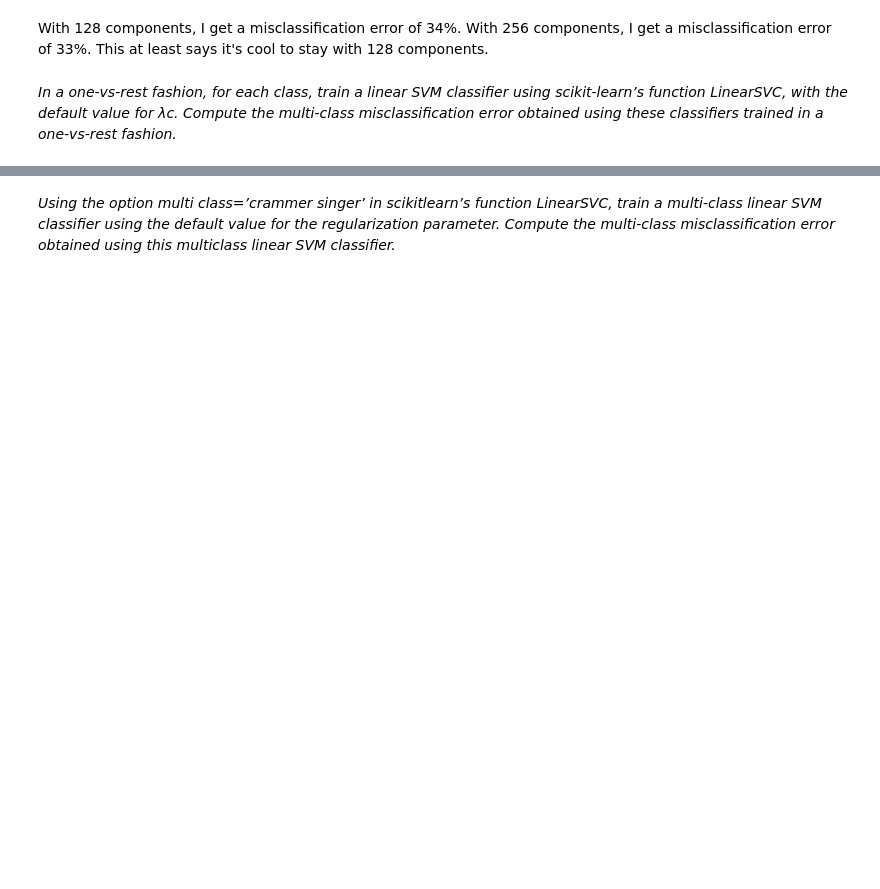
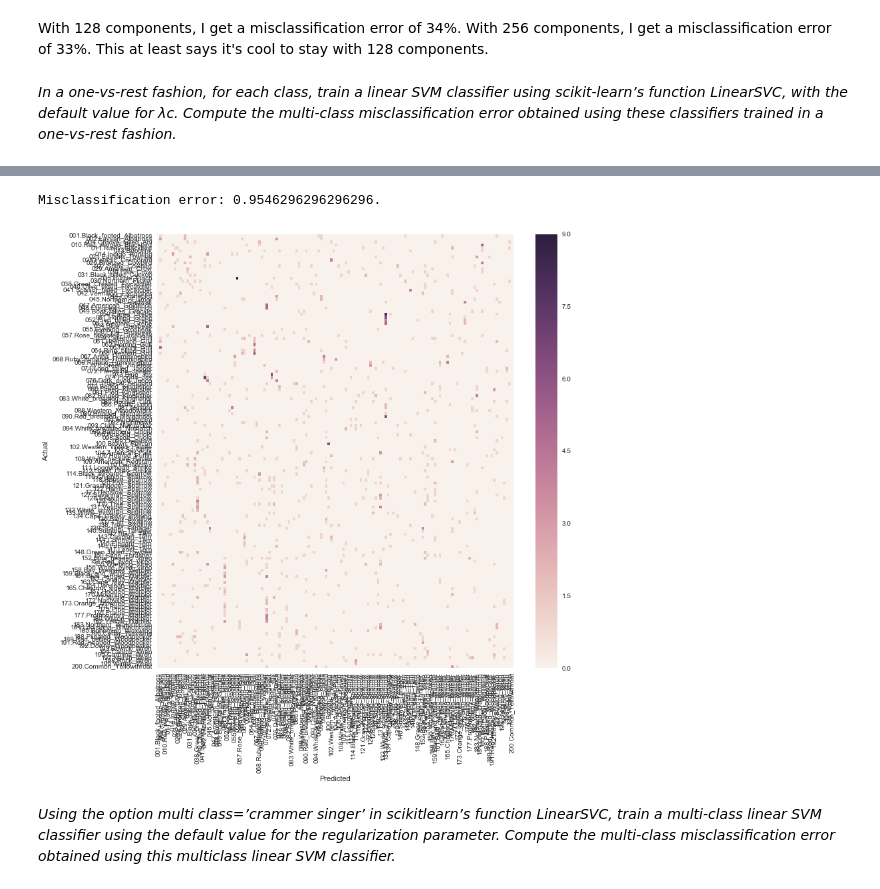
Before and after one commit to aenfield/Data558, a Jupyter notebook: Kaggle/HWExerciseExploratory.ipynb, the cells around one changed output, grey strips where cells are left out. Cells and saved outputs as stored; diff of their text form; code cells hidden in the pictures; blank space fills up the shorter version.

```diff
--- a/Kaggle/HWExerciseExploratory.ipynb
+++ b/Kaggle/HWExerciseExploratory.ipynb
@@ -686,2 +701,7 @@ _In a one-vs-rest fashion, for each class, train a linear SVM classiﬁer using
+# %%
+output_error_and_cm_for_classifier(ovr, X_pca_test, y_pca_test)
+# %% [output]
+Misclassification error: 0.9546296296296296.
+[figure, added]
 # %% [markdown]
 _Using the option multi class=’crammer singer’ in scikitlearn’s function LinearSVC, train a multi-class linear SVM classiﬁer using the default value for the regularization parameter. Compute the multi-class misclassiﬁcation error obtained using this multiclass linear SVM classiﬁer._
```
Also changed, not shown: parts of 21 cells of this notebook, 1 other file.
